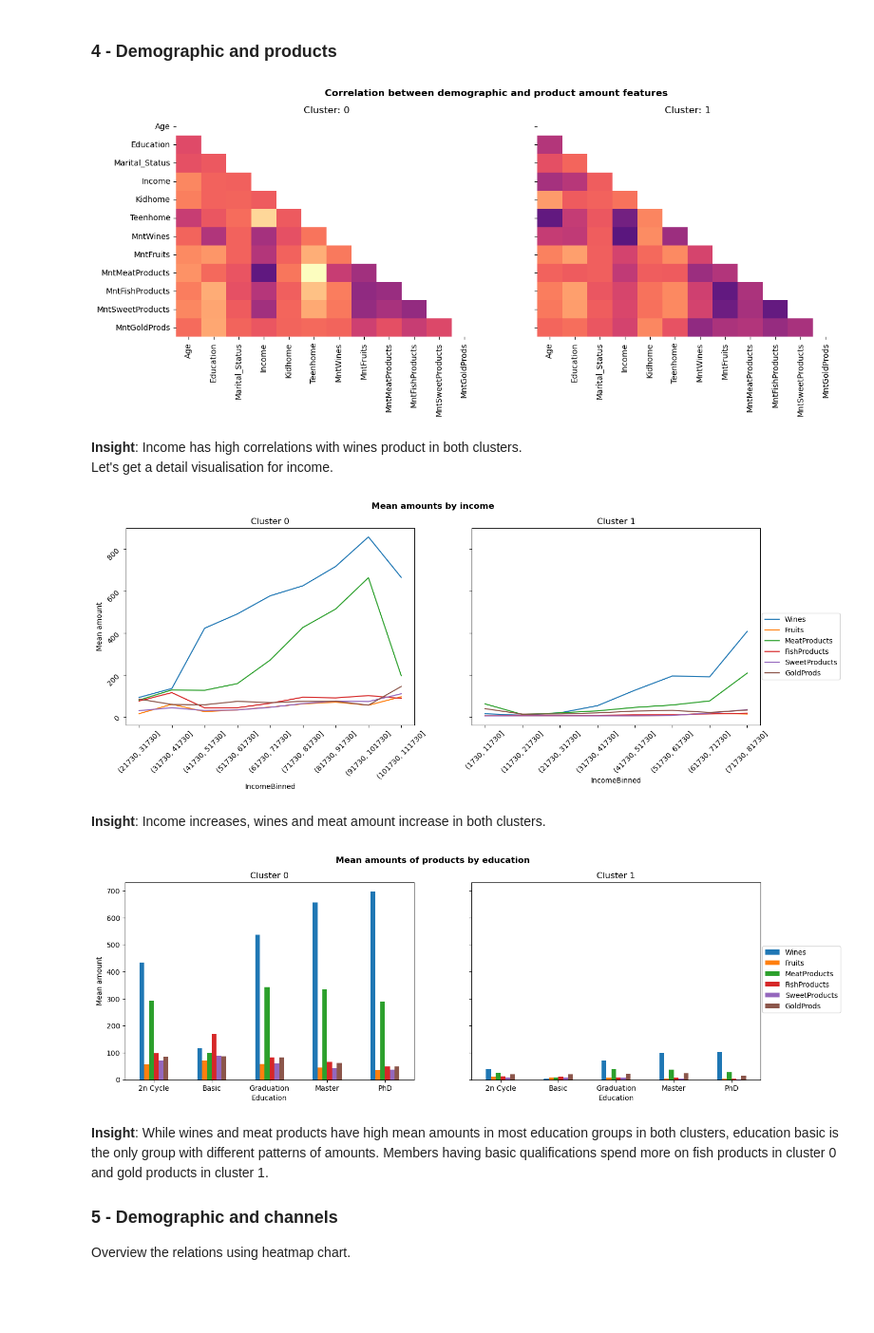
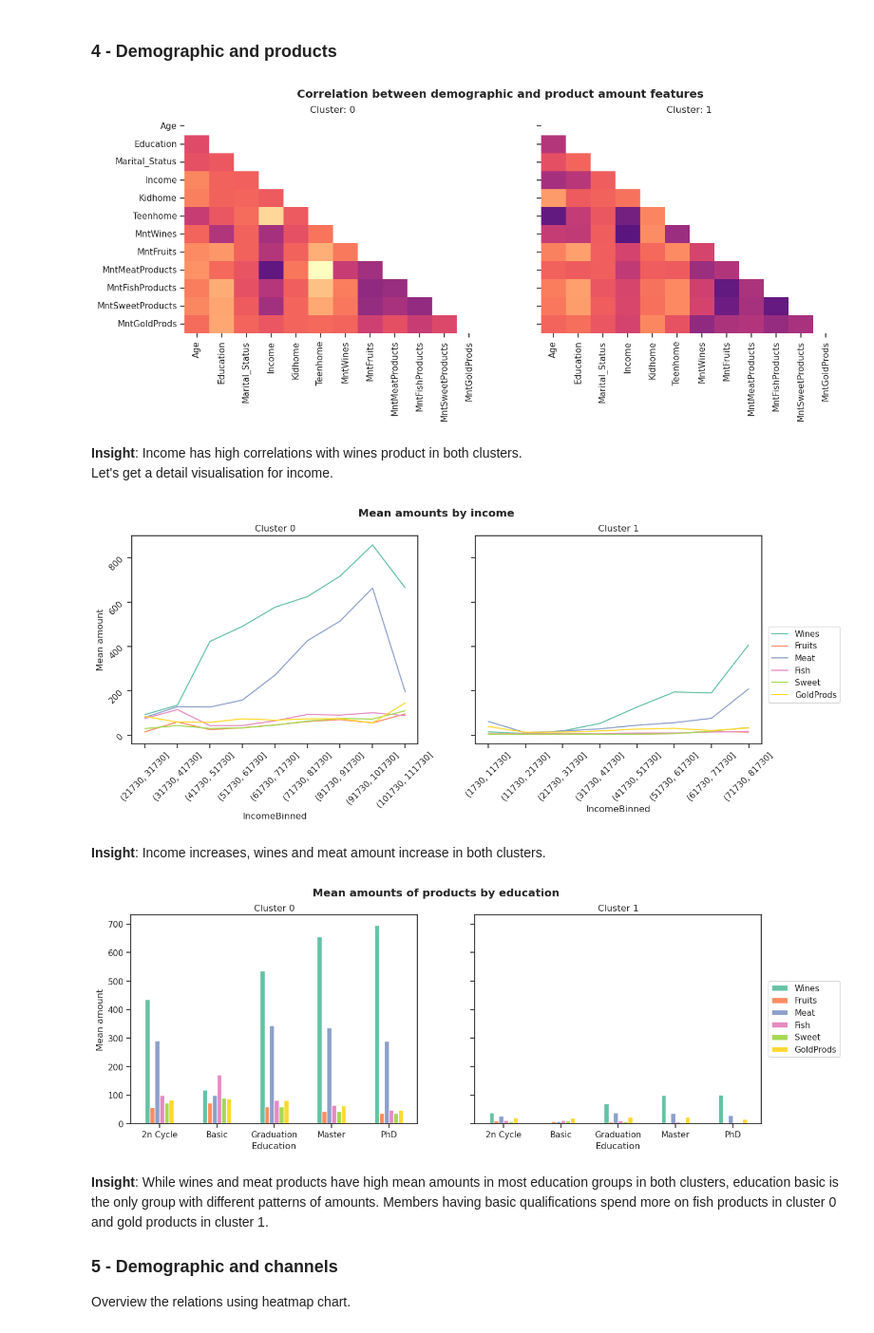
Before and after one commit to tamtran4869/retail_membership-_insights_analysis, a Jupyter notebook: retail-insight-analysis.ipynb, the cells around one changed output. Shown at 95% size. Saved outputs shown, nothing was run; the diff lists cells and outputs as text; code cells hidden in the pictures; blank space fills up the shorter version.

```diff
--- a/retail-insight-analysis.ipynb
+++ b/retail-insight-analysis.ipynb
@@ -32,6 +32,7 @@ from matplotlib.ticker import MaxNLocator
 from sklearn.linear_model import LogisticRegression
 import seaborn as sns
 import matplotlib.pyplot as plt
+sns.set(style='ticks', palette='Set2')
 import pandas as pd
 import numpy as np
 from kmodes.kprototypes import KPrototypes
@@ -631,39 +632,38 @@ fig.suptitle(
     "Correlation between demographic and product amount features", fontweight='bold')
 plt.show()
 # %% [output]
-[figure, old version]
+[figure, new version]
 # %% [markdown]
 **Insight**: Income has high correlations with wines product in both clusters. <br> Let's get a detail visualisation for income.
 # %%
 # Split income into bins.
 df_raw['IncomeBinned'] = pd.cut(df_raw['Income'], np.arange(1730, 113734, 10000))
 
 # Income and amount chart
-fig, (ax1, ax2) = plt.subplots(ncols=2, sharey=True, figsize= (16,5))
+fig, (ax1, ax2) = plt.subplots(ncols=2, sharey=True, figsize= (15,5))
 s0 = df_raw[df_raw['ClusterLabels'] == 0].groupby('IncomeBinned')[mnt_col].mean()
 s0.plot.line(ax=ax1, legend=False)
 s1 = df_raw[df_raw['ClusterLabels'] == 1].groupby('IncomeBinned')[mnt_col].mean()
 s1.plot.line(ax=ax2, legend=False)
 
 ax1.set_title('Cluster 0')
 ax2.set_title('Cluster 1')
 ax1.set_ylabel('Mean amount')
 ax1.tick_params(labelrotation=45)
 ax2.tick_params(labelrotation=45)
 
-fig.legend(labels=[i[3:] for i in mnt_col],
+fig.legend(labels=[i[3:].replace('Products','') for i in mnt_col],
            loc='center right',
-           ncol=1,
-           bbox_transform=fig.transFigure)
+           ncol=1)
 fig.suptitle('Mean amounts by income', fontweight='bold')
 plt.show()
 # %% [output]
-[figure, old version]
+[figure, new version]
 # %% [markdown]
 **Insight**: Income increases, wines and meat amount increase in both clusters.
 # %%
 # Education and amount chart
-fig, (ax1, ax2) = plt.subplots(ncols=2, sharey=True,figsize= (16,5))
+fig, (ax1, ax2) = plt.subplots(ncols=2, sharey=True,figsize= (15,5))
 s0 = df_raw[df_raw['ClusterLabels'] == 0].groupby('Education')[mnt_col].mean()
 s0.plot.bar(ax=ax1, legend=False)
 s1 = df_raw[df_raw['ClusterLabels'] == 1].groupby('Education')[mnt_col].mean()
@@ -675,14 +675,13 @@ ax1.set_ylabel('Mean amount')
 ax1.tick_params(labelrotation=0)
 ax2.tick_params(labelrotation=0)
 
-fig.legend(labels=[i[3:] for i in mnt_col],
+fig.legend(labels=[i[3:].replace('Products','') for i in mnt_col],
            loc='center right',
-           ncol=1,
-           bbox_transform=fig.transFigure)
+           ncol=1)
 fig.suptitle('Mean amounts of products by education', fontweight='bold')
 plt.show()
 # %% [output]
-[figure, old version]
+[figure, new version]
 # %% [markdown]
 **Insight**: While wines and meat products have high mean amounts in most education groups in both clusters, education basic is the only group with different patterns of amounts. Members having basic qualifications spend more on fish products in cluster 0 and gold products in cluster 1.
 
```
Also changed, not shown: parts of 13 cells of this notebook.
